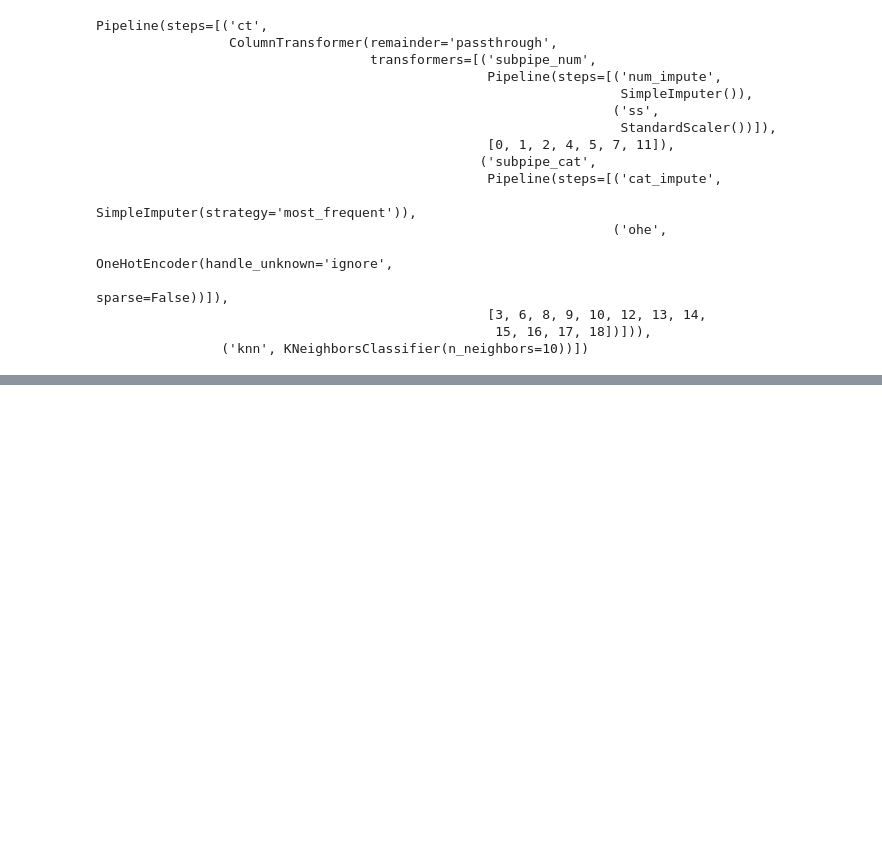
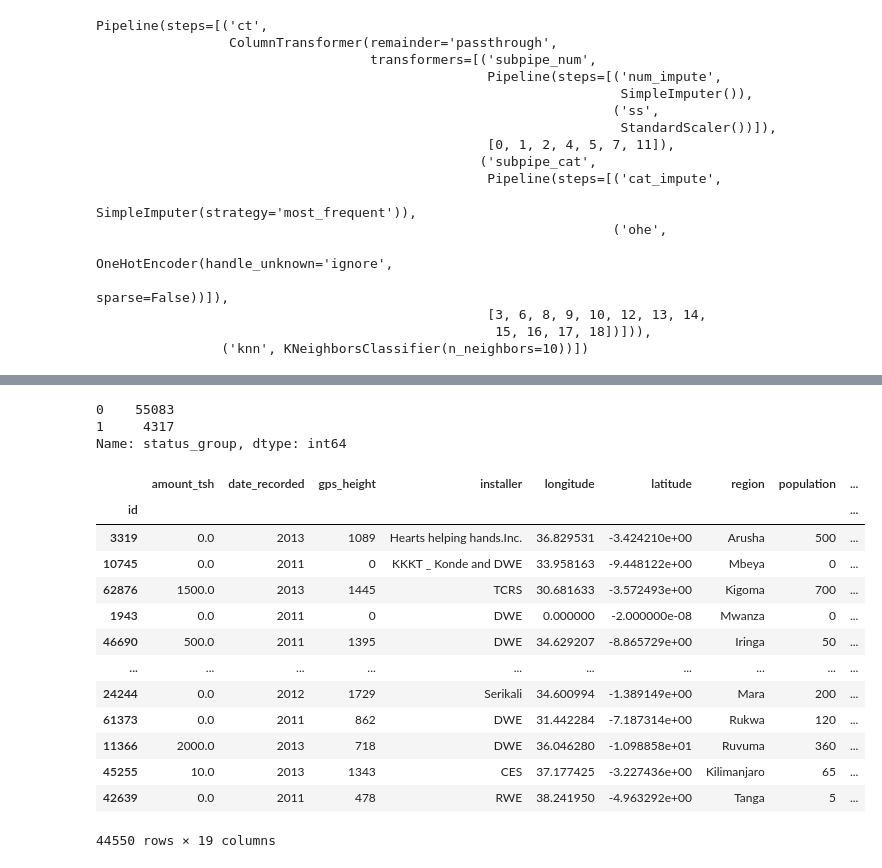
Before and after one commit to DataDoggo215/dsc-phase3-project, a Jupyter notebook: Notebooks/Ferit.ipynb, the cells around one changed output, grey strips where cells are left out. Saved outputs shown, nothing was run; the diff lists cells and outputs as text; code cells hidden in the pictures; blank space fills up the shorter version.

```diff
--- a/Notebooks/Ferit.ipynb
+++ b/Notebooks/Ferit.ipynb
@@ -100,4 +100,4 @@ functional needs repair     4317
 Name: status_group, dtype: int64
 # %%
 df_train = X_train.copy()
-df_train.join(y_train, how='outer')
+df_train = df_train.join(y_train, how='outer')
@@ -273,0 +532,6 @@ fig.show()
+# %%
+df_tf['status_group'].value_counts()
+# %% [output]
+0    55083
+1     4317
+Name: status_group, dtype: int64
@@ -273,0 +542,17 @@ fig.show()
+# %%
+X_train_tf
+# %% [output]
+|  | amount_tsh | date_recorded | gps_height | installer | longitude | latitude | region | population | ... |
+| id |  |  |  |  |  |  |  |  | ... |
+| 3319 | 0.0 | 2013 | 1089 | Hearts helping hands.Inc. | 36.829531 | -3.424210e+00 | Arusha | 500 | ... |
+| 10745 | 0.0 | 2011 | 0 | KKKT _ Konde and DWE | 33.958163 | -9.448122e+00 | Mbeya | 0 | ... |
+| 62876 | 1500.0 | 2013 | 1445 | TCRS | 30.681633 | -3.572493e+00 | Kigoma | 700 | ... |
+| 1943 | 0.0 | 2011 | 0 | DWE | 0.000000 | -2.000000e-08 | Mwanza | 0 | ... |
+| 46690 | 500.0 | 2011 | 1395 | DWE | 34.629207 | -8.865729e+00 | Iringa | 50 | ... |
+| ... | ... | ... | ... | ... | ... | ... | ... | ... | ... |
+| 24244 | 0.0 | 2012 | 1729 | Serikali | 34.600994 | -1.389149e+00 | Mara | 200 | ... |
+| 61373 | 0.0 | 2011 | 862 | DWE | 31.442284 | -7.187314e+00 | Rukwa | 120 | ... |
+| 11366 | 2000.0 | 2013 | 718 | DWE | 36.046280 | -1.098858e+01 | Ruvuma | 360 | ... |
+| 45255 | 10.0 | 2013 | 1343 | CES | 37.177425 | -3.227436e+00 | Kilimanjaro | 65 | ... |
+| 42639 | 0.0 | 2011 | 478 | RWE | 38.241950 | -4.963292e+00 | Tanga | 5 | ... |
+44550 rows × 19 columns
```
Also changed, not shown: parts of 74 cells of this notebook, 3 other files.
